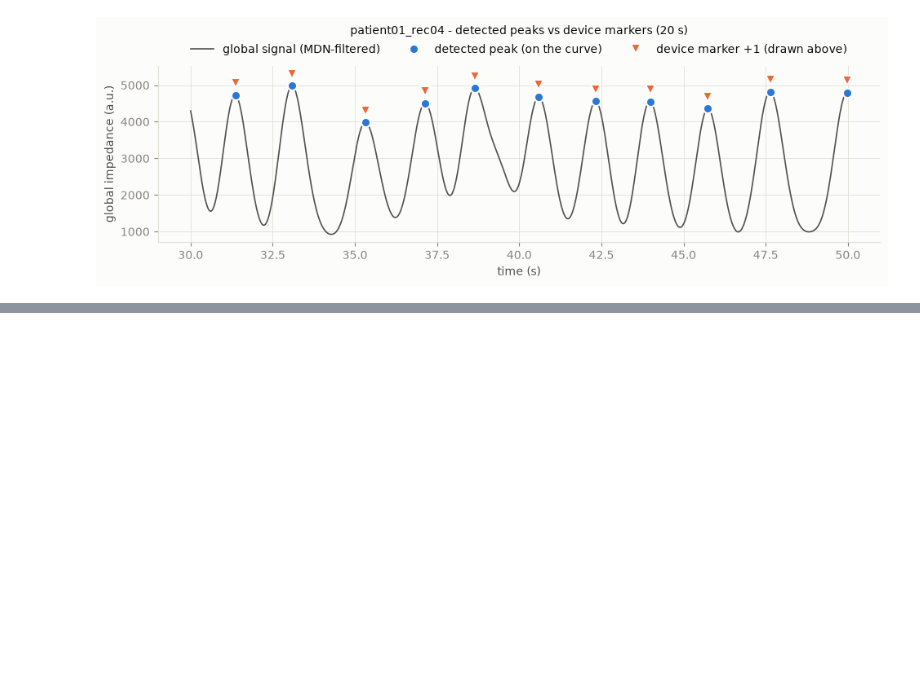
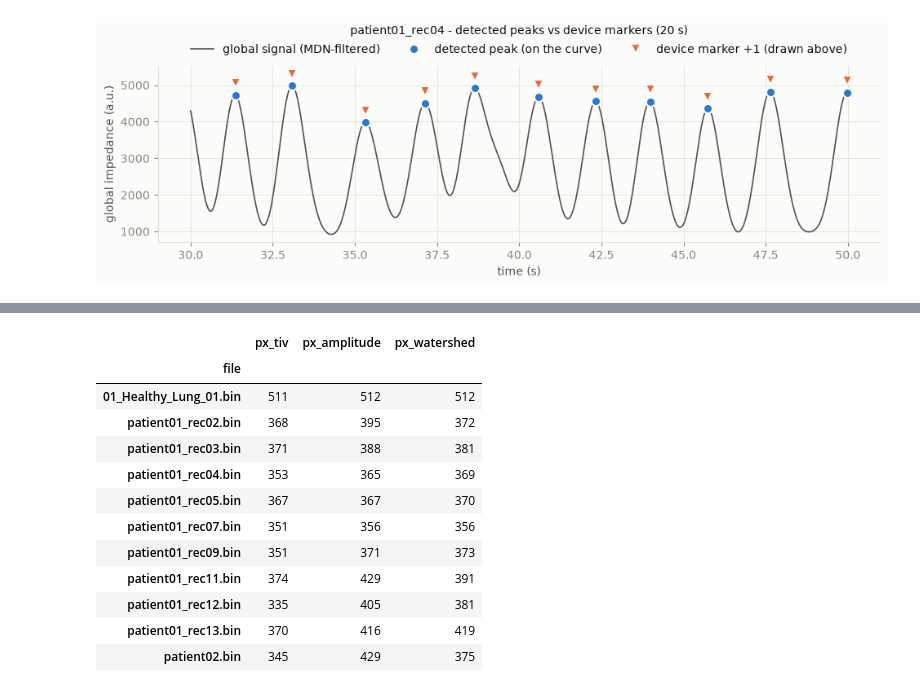
Before and after one commit to Kernel236/fastEIT, a Jupyter notebook: notebooks/05_preprocessing_choices.ipynb, the cells around one changed output, grey strips where cells are left out. Saved outputs shown, nothing was run; the diff lists cells and outputs as text; code cells hidden in the pictures; blank space fills up the shorter version.

```diff
--- a/notebooks/05_preprocessing_choices.ipynb
+++ b/notebooks/05_preprocessing_choices.ipynb
@@ -102,22 +101,6 @@ def match_events(ref_t, det_t, tol=0.5):
     d = np.abs(ref_t[:, None] - det_t[None, :])
     hit_ref, hit_det = d.min(axis=1) <= tol, d.min(axis=0) <= tol
     return hit_ref.mean(), hit_det.mean(), np.median(d.min(axis=1)[hit_ref])
-
-
-def prototype_masks(pix, breaths_idx, threshold=THRESHOLD):
-    # *Prototype*: TIV map at global timing + simple amplitude (max - min inside each global breath),
-    # then the watershed rule of eitprocessing (regions whose peak lies inside the TIV mask).
-    tiv = np.mean([pix[p] - pix[s] for s, p, _ in breaths_idx], axis=0)
-    amp = np.mean([pix[s:e].max(axis=0) - pix[s:e].min(axis=0) for s, _, e in breaths_idx], axis=0)
-    thr_abs = threshold * np.nanmax(tiv)
-    tiv_mask, amp_mask_abs = tiv >= thr_abs, amp >= thr_abs
-    peaks = feature.peak_local_max(amp, exclude_border=False)
-    markers = np.zeros(amp.shape, int)
-    for i, (r, c) in enumerate(peaks, start=1):
-        markers[r, c] = i
-    regions = segmentation.watershed(-amp, markers)
-    kept = [markers[r, c] for r, c in peaks if tiv_mask[r, c]]
-    return tiv, amp, tiv_mask, np.isin(regions, kept) & amp_mask_abs
 
 
 def as_bool(pixel_mask):
@@ -166,22 +149,20 @@ def analyse(path):
     sens, ppv, offset = match_events(dev_peaks_t, det_peaks_t)
     r.update(breaths_detected=len(breaths), breaths_device=len(dev_peaks_t),
              sensitivity=sens, ppv=ppv, median_offset_s=offset)
-    # §7 lung masks
-    idx = [tuple(np.searchsorted(eit.time, [b.start_time, b.middle_time, b.end_time])) for b in breaths]
+    # §7 lung masks: the three eitprocessing methods
     pix_f = np.asarray(eit_f.pixel_impedance, dtype=float)
-    tiv_map, amp_map, tiv_proto, ws_proto = prototype_masks(pix_f, idx)
-    tiv_ref = as_bool(TIVLungspace(threshold=THRESHOLD).apply(eit_f))
-    amp_ref = as_bool(AmplitudeLungspace(threshold=THRESHOLD).apply(eit_f))
-    ws_ref = as_bool(WatershedLungspace(threshold_fraction=THRESHOLD).apply(eit_f))
-    r.update(px_tiv_ref=int(tiv_ref.sum()), px_tiv_proto=int(tiv_proto.sum()), dice_tiv=dice(tiv_ref, tiv_proto),
-             px_amplitude_ref=int(amp_ref.sum()), px_watershed_ref=int(ws_ref.sum()),
-             px_watershed_proto=int(ws_proto.sum()), dice_watershed=dice(ws_ref, ws_proto))
+    captured = {}
+    tiv_mask = as_bool(TIVLungspace(threshold=THRESHOLD).apply(eit_f))
+    amplitude_mask = as_bool(AmplitudeLungspace(threshold=THRESHOLD).apply(eit_f))
+    watershed = as_bool(WatershedLungspace(threshold_fraction=THRESHOLD).apply(eit_f, captures=captured))
+    r.update(px_tiv=int(tiv_mask.sum()), px_amplitude=int(amplitude_mask.sum()), px_watershed=int(watershed.sum()))
 
     keep = None
     if path.name in PLOT_FILES:
         keep = dict(fs=fs, g=g, g_bw=g_bw, g_mdn=g_mdn, rr=rr, hr=hr, pix_active=np.any(pix != 0, axis=0),
                     g_f=pix_f.sum(axis=(1, 2)), det_peaks_t=det_peaks_t, dev_peaks_t=dev_peaks_t,
-                    tiv_map=tiv_map, amp_map=amp_map, tiv_ref=tiv_ref, ws_ref=ws_ref, ws_proto=ws_proto)
+                    tiv_map=captured["mean tiv"].values, amp_map=captured["mean amplitude"].values,
+                    tiv_mask=tiv_mask, amplitude_mask=amplitude_mask, watershed=watershed)
     return r, keep
 
 
@@ -595,2 +556,18 @@ res[["px_tiv_ref", "px_tiv_proto", "dice_tiv", "px_amplitude_ref", "px_watershed
+# %%
+res[["px_tiv", "px_amplitude", "px_watershed"]]
+# %% [output]
+|  | px_tiv | px_amplitude | px_watershed |
+| file |  |  |  |
+| 01_Healthy_Lung_01.bin | 511 | 512 | 512 |
+| patient01_rec02.bin | 368 | 395 | 372 |
+| patient01_rec03.bin | 371 | 388 | 381 |
+| patient01_rec04.bin | 353 | 365 | 369 |
+| patient01_rec05.bin | 367 | 367 | 370 |
+| patient01_rec07.bin | 351 | 356 | 356 |
+| patient01_rec09.bin | 351 | 371 | 373 |
+| patient01_rec11.bin | 374 | 429 | 391 |
+| patient01_rec12.bin | 335 | 405 | 381 |
+| patient01_rec13.bin | 370 | 416 | 419 |
+| patient02.bin | 345 | 429 | 375 |
 # %%
 c = cache["patient02.bin"]
```
Also changed, not shown: parts of 17 cells of this notebook.
